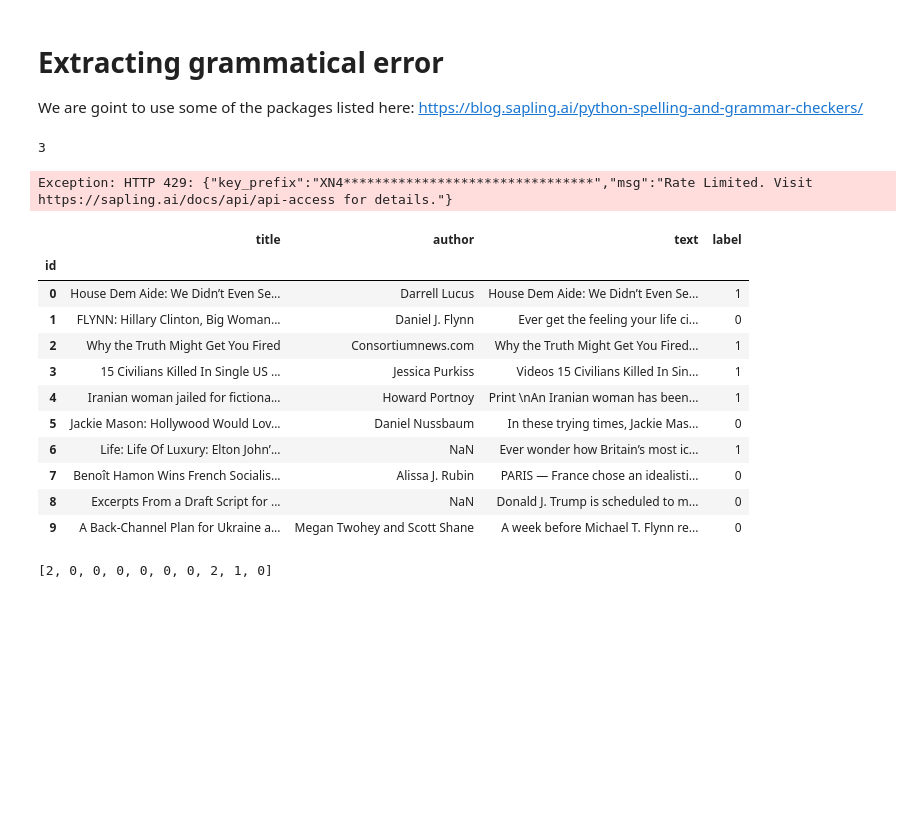
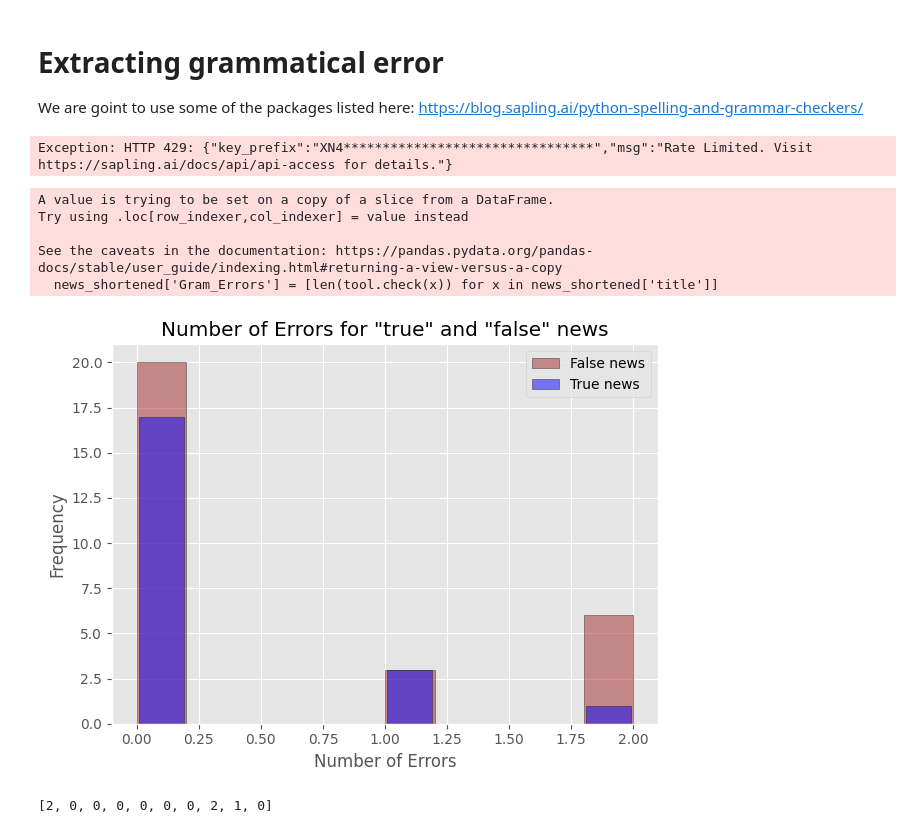
Before and after one commit to Fontanapink/Detecting-Fake-News-A-Machine-Learning-Approach, a Jupyter notebook: EDA/EDA.ipynb, the cells around one changed output. Drawn from its saved outputs; the diff is of its cells as text; code cells hidden in the pictures; blank space fills up the shorter version.

Commit message:
Added first EDA "number of grammatical erros"

```diff
--- a/EDA/EDA.ipynb
+++ b/EDA/EDA.ipynb
@@ -61,12 +62,6 @@ We are goint to use some of the packages listed here: https://blog.sapling.ai/py
 from sapling import SaplingClient
 api_key = 'XN4G2E8BOIJEDKTF6QQTYVWJHGZRZSPD'
 client = SaplingClient(api_key=api_key)
-# %%
-edits = client.edits('Lets get started! I wnt to know how maany errors', session_id='test_session')
-edits
-len(edits)
-# %% [output]
-3
 # %%
 #news_df['Gram_Errors'] = [len(client.edits(x, session_id='test_session')) for x in news_df['title']]
 #news_df['Gram_Errors']
@@ -82,21 +77,35 @@ Exception: HTTP 429: {"key_prefix":"XN4********************************","msg":"
 import language_tool_python #python wraper for language_tool_python: https://pypi.org/project/language-tool-python/
 tool = language_tool_python.LanguageToolPublicAPI('en-US') # or use public API
 # %%
-news_shortened = news_df.iloc[:10,:]
-news_shortened
+news_shortened = news_df.iloc[:50,:]
-# %% [output]
-|  | title | author | text | label |
-| id |  |  |  |  |
-| 0 | House Dem Aide: We Didn’t Even Se... | Darrell Lucus | House Dem Aide: We Didn’t Even Se... | 1 |
-| 1 | FLYNN: Hillary Clinton, Big Woman... | Daniel J. Flynn | Ever get the feeling your life ci... | 0 |
-| 2 | Why the Truth Might Get You Fired | Consortiumnews.com | Why the Truth Might Get You Fired... | 1 |
-| 3 | 15 Civilians Killed In Single US ... | Jessica Purkiss | Videos 15 Civilians Killed In Sin... | 1 |
-| 4 | Iranian woman jailed for fictiona... | Howard Portnoy | Print \nAn Iranian woman has been... | 1 |
-| 5 | Jackie Mason: Hollywood Would Lov... | Daniel Nussbaum | In these trying times, Jackie Mas... | 0 |
-| 6 | Life: Life Of Luxury: Elton John’... | NaN | Ever wonder how Britain’s most ic... | 1 |
-| 7 | Benoît Hamon Wins French Socialis... | Alissa J. Rubin | PARIS — France chose an idealisti... | 0 |
-| 8 | Excerpts From a Draft Script for ... | NaN | Donald J. Trump is scheduled to m... | 0 |
-| 9 | A Back-Channel Plan for Ukraine a... | Megan Twohey and Scott Shane | A week before Michael T. Flynn re... | 0 |
+# %%
+news_shortened['Gram_Errors'] = [len(tool.check(x)) for x in news_shortened['title']]
+# %% [output]
+A value is trying to be set on a copy of a slice from a DataFrame.
+Try using .loc[row_indexer,col_indexer] = value instead
+
+See the caveats in the documentation: https://pandas.pydata.org/pandas-docs/stable/user_guide/indexing.html#returning-a-view-versus-a-copy
+  news_shortened['Gram_Errors'] = [len(tool.check(x)) for x in news_shortened['title']]
+# %%
+true = news_shortened['label']  == 1
+false = news_shortened['label']  == 0
+plt.style.use('ggplot')
+
+plt.title('Number of Errors for "true" and "false" news')
+
+plt.hist(news_shortened['Gram_Errors'][false], edgecolor='black',color='brown',rwidth=1.1,alpha=0.5,label='False news')
+plt.hist(news_shortened['Gram_Errors'][true], edgecolor='black',color='blue',rwidth=0.9,alpha=0.5,label='True news')
+
+plt.legend(loc='upper right')
+
+plt.xlabel('Number of Errors')
+plt.ylabel('Frequency')
+
+plt.tight_layout()
+
+plt.show()
+# %% [output]
+[figure, added]
 # %%
 gram_errors = []
 for x in news_shortened['title']:
```
Also changed, not shown: parts of 1 cell of this notebook.
